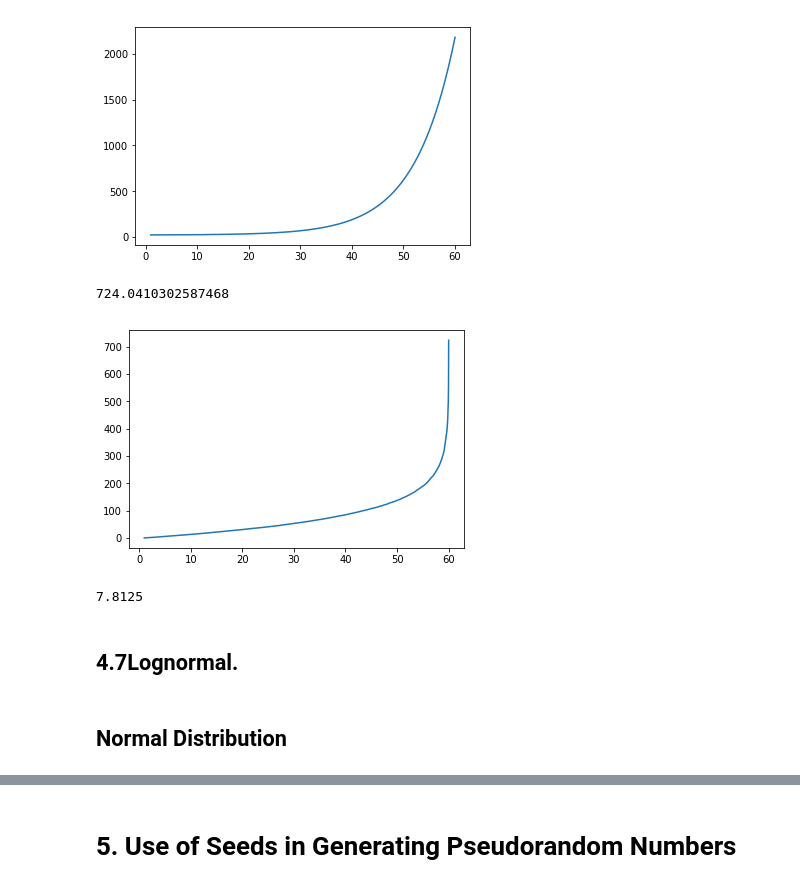
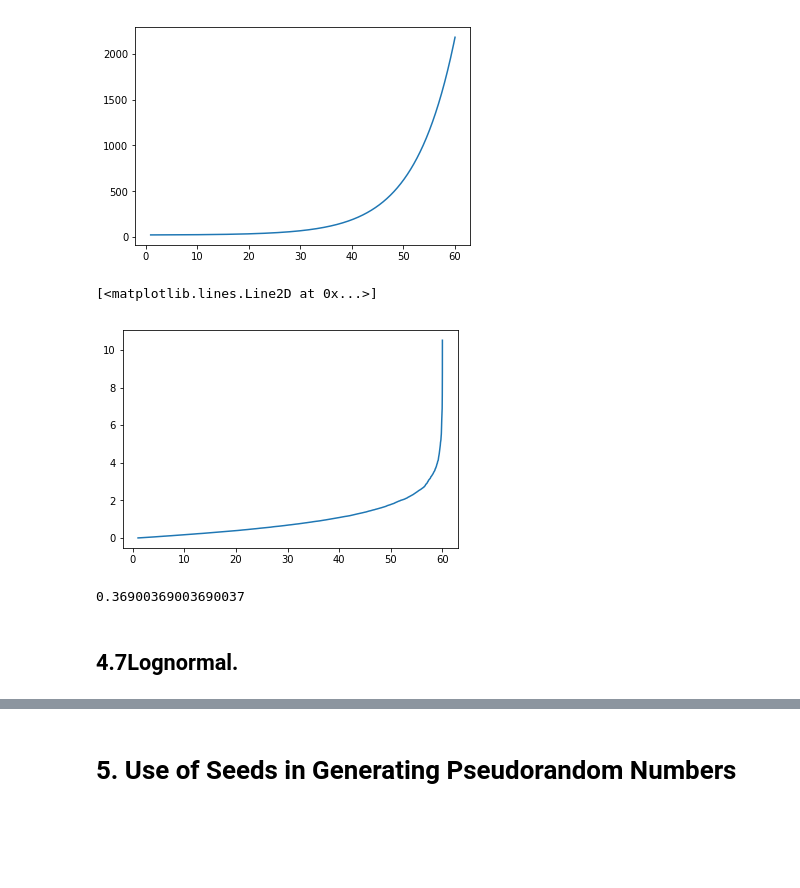
Before and after one commit to healyshane/programming_for_data_analysis-practical_assignment, a Jupyter notebook: Programming for Data Analysis_Assignment.ipynb, the cells around one changed output, grey strips where cells are left out. Saved outputs shown, nothing was run; the diff lists cells and outputs as text; code cells hidden in the pictures; blank space fills up the shorter version.

```diff
--- a/Programming for Data Analysis_Assignment.ipynb
+++ b/Programming for Data Analysis_Assignment.ipynb
@@ -478,19 +468,16 @@ plt.plot(x,y)
 [<matplotlib.lines.Line2D at 0x...>]
 [figure]
 # %%
-AAA = np.random.exponential(scale=78,size =10000)
+AAA = np.random.exponential(size =10000)
 AAA.sort()
 x = np.linspace(1, 60, 10000)
 plt.plot(x,AAA)
-np.max(AAA)
 # %% [output]
-724.0410302587468
+[<matplotlib.lines.Line2D at 0x...>]
-[figure, old version]
+[figure, new version]
-# %%
-1/0.128
-# %% [output]
-7.8125
+# %%
+1/(2.71)
+# %% [output]
+0.36900369003690037
 # %% [markdown]
 ## 4.7Lognormal.
-# %% [markdown]
-## Normal Distribution
```
Also changed, not shown: parts of 37 cells of this notebook.
